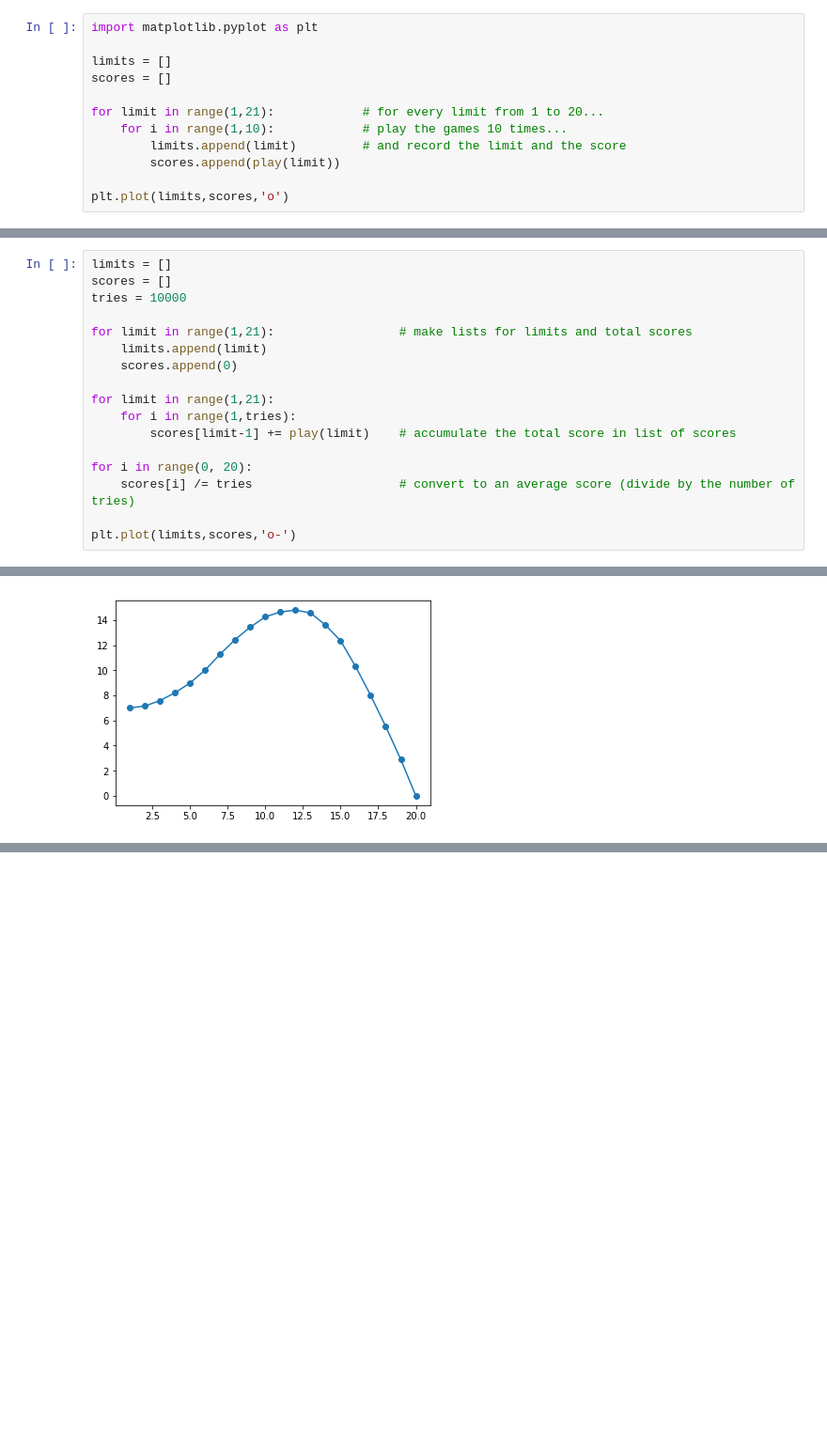
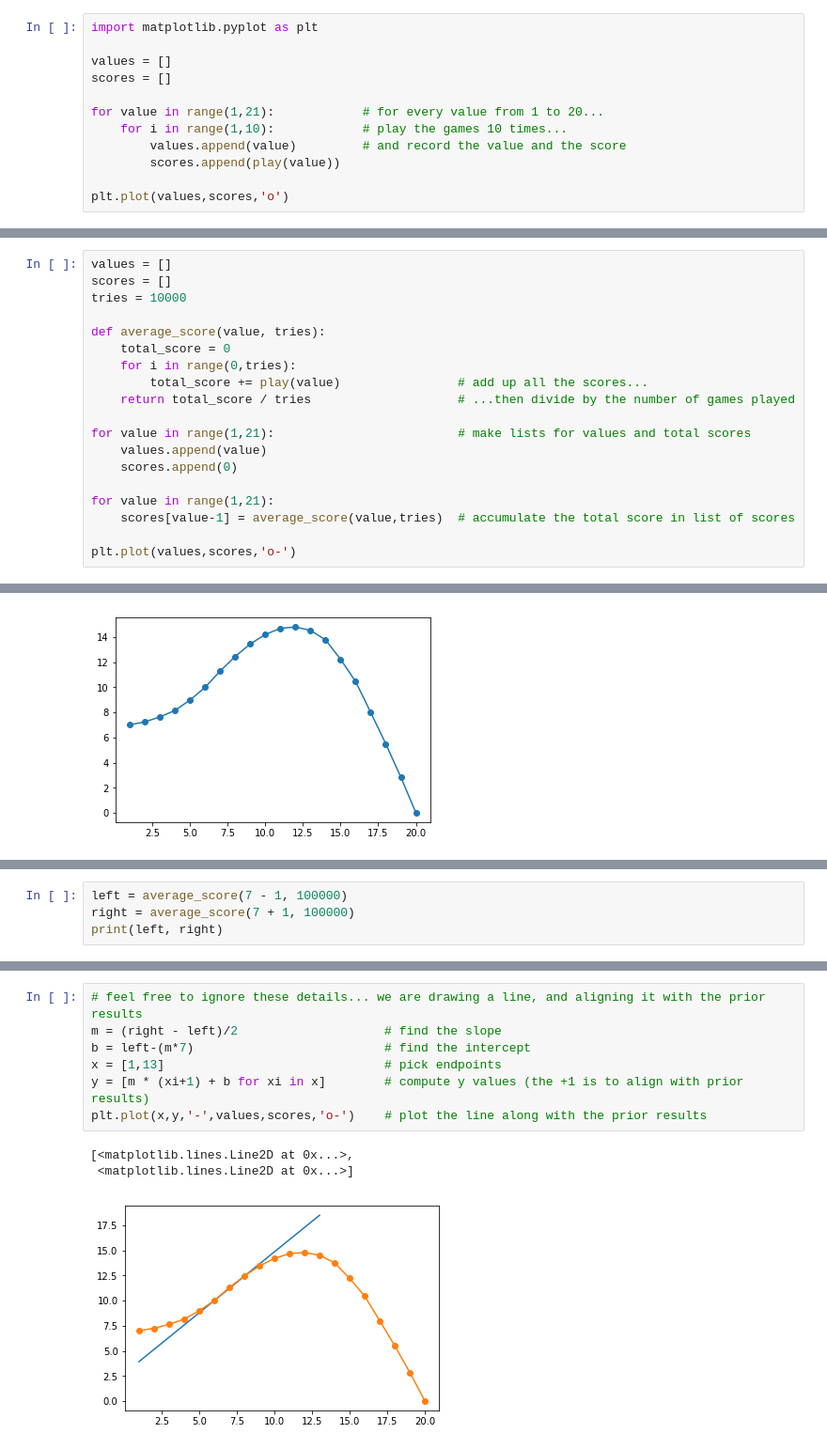
Before and after one commit to junior-ai-intro/guess-learn-ntstew, a Jupyter notebook: Machine Learning, 5. Going Uphill.ipynb, the cells around one changed output, grey strips where cells are left out. Shown: that part at 94% size. Cells and saved outputs as stored; diff of their text form; blank space fills up the shorter version.

```diff
--- a/Machine Learning, 5. Going Uphill.ipynb
+++ b/Machine Learning, 5. Going Uphill.ipynb
@@ -69,14 +71,14 @@ How could we use machine learning to find the optimum limit? For starters, let's
 # %%
 import matplotlib.pyplot as plt
 
-limits = []
+values = []
 scores = []
 
-for limit in range(1,21):            # for every limit from 1 to 20...
+for value in range(1,21):            # for every value from 1 to 20...
     for i in range(1,10):            # play the games 10 times...
-        limits.append(limit)         # and record the limit and the score
-        scores.append(play(limit))
+        values.append(value)         # and record the value and the score
+        scores.append(play(value))
 
-plt.plot(limits,scores,'o')
+plt.plot(values,scores,'o')
 # %% [output]
 [<matplotlib.lines.Line2D at 0x...>]
@@ -88,20 +91,22 @@ How about plotting limit versus average score?
 # %%
-limits = []
+values = []
 scores = []
 tries = 10000
 
-for limit in range(1,21):                 # make lists for limits and total scores
-    limits.append(limit)
+def average_score(value, tries):
+    total_score = 0
+    for i in range(0,tries):
+        total_score += play(value)                # add up all the scores...
+    return total_score / tries                    # ...then divide by the number of games played
+
+for value in range(1,21):                         # make lists for values and total scores
+    values.append(value)
     scores.append(0)
 
-for limit in range(1,21):
-    for i in range(1,tries):
-        scores[limit-1] += play(limit)    # accumulate the total score in list of scores
+for value in range(1,21):
+    scores[value-1] = average_score(value,tries)  # accumulate the total score in list of scores
 
-for i in range(0, 20):
-    scores[i] /= tries                    # convert to an average score (divide by the number of tries)
-
-plt.plot(limits,scores,'o-')
+plt.plot(values,scores,'o-')
 # %% [output]
 [<matplotlib.lines.Line2D at 0x...>]
 [figure]
@@ -129,0 +131,4 @@ plt.plot(guesses)
+# %%
+left = average_score(7 - 1, 100000)
+right = average_score(7 + 1, 100000)
+print(left, right)
@@ -129,0 +139,11 @@ plt.plot(guesses)
+# %%
+# feel free to ignore these details... we are drawing a line, and aligning it with the prior results
+m = (right - left)/2                    # find the slope
+b = left-(m*7)                          # find the intercept
+x = [1,13]                              # pick endpoints
+y = [m * (xi+1) + b for xi in x]        # compute y values (the +1 is to align with prior results)
+plt.plot(x,y,'-',values,scores,'o-')    # plot the line along with the prior results
+# %% [output]
+[<matplotlib.lines.Line2D at 0x...>,
+ <matplotlib.lines.Line2D at 0x...>]
+[figure, added]
```
Also changed, not shown: parts of 20 cells of this notebook.
